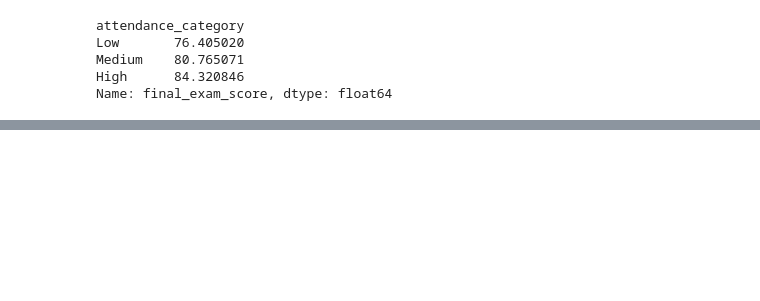
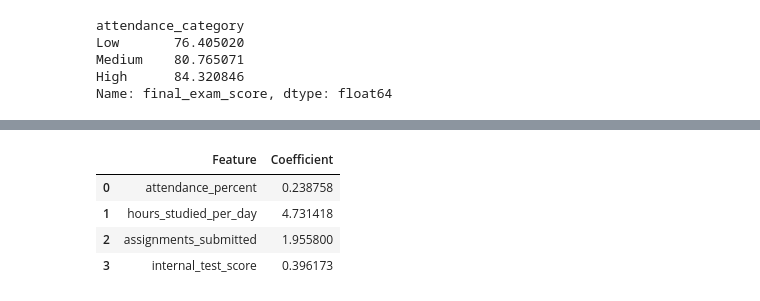
Before and after one commit to Karthik-Patil7/student-performance-analysis, a Jupyter notebook: notebook/student_performance.ipynb, the cells around one changed output, grey strips where cells are left out. Drawn from its saved outputs; the diff is of its cells as text; code cells hidden in the pictures; blank space fills up the shorter version.

```diff
--- a/notebook/student_performance.ipynb
+++ b/notebook/student_performance.ipynb
@@ -128,0 +148,13 @@ os.listdir()
+# %%
+coefficients = pd.DataFrame({
+    'Feature': X.columns,
+    'Coefficient': model.coef_
+})
+
+coefficients
+# %% [output]
+|  | Feature | Coefficient |
+| 0 | attendance_percent | 0.238758 |
+| 1 | hours_studied_per_day | 4.731418 |
+| 2 | assignments_submitted | 1.955800 |
+| 3 | internal_test_score | 0.396173 |
```
Also changed, not shown: parts of 15 cells of this notebook.
